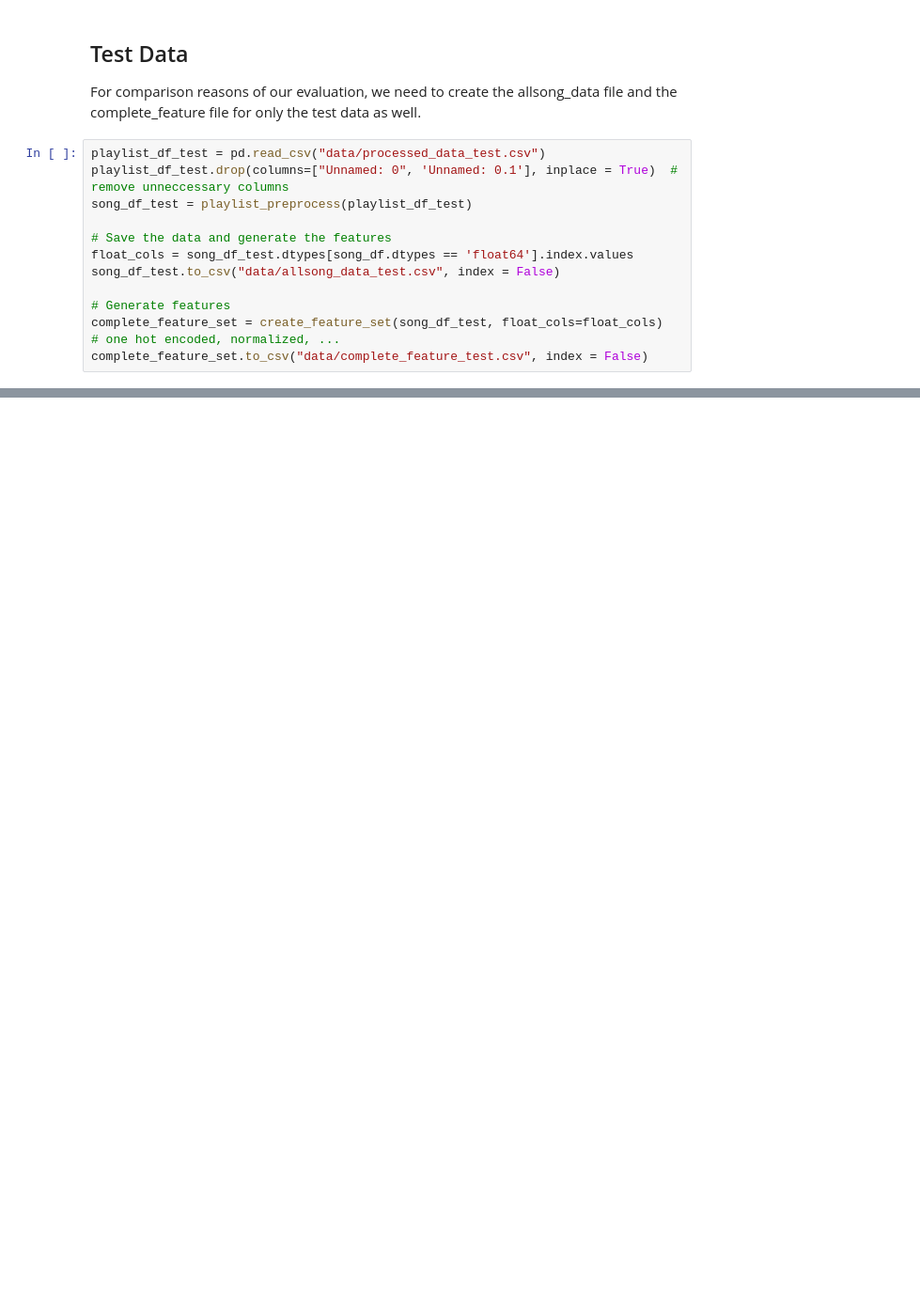
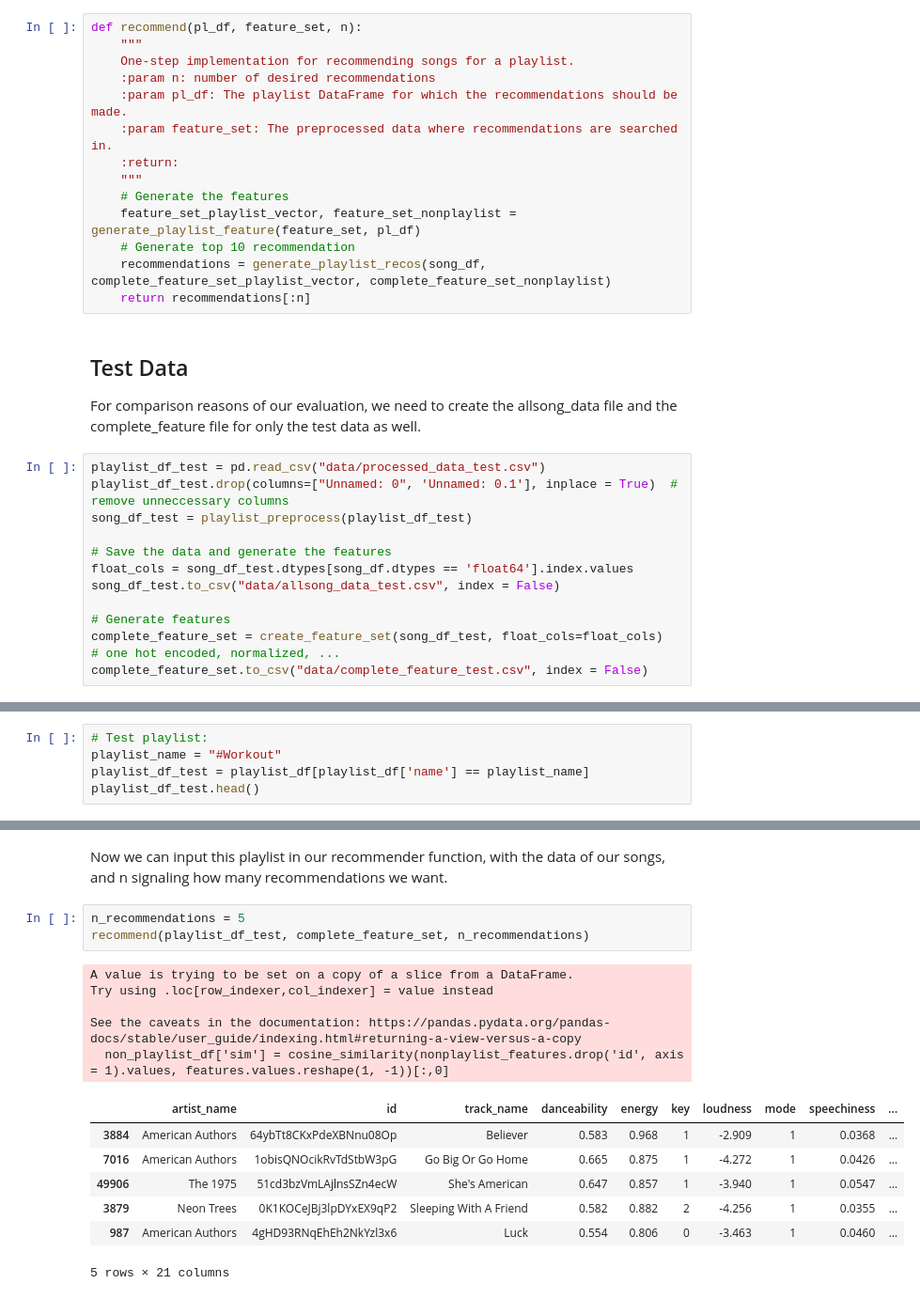
Before and after one commit to marja-w/mms-project-23, a Jupyter notebook: recommender_model/content_based_recsys.ipynb, the cells around one changed output, grey strips where cells are left out. Shown at 94% size. Saved outputs shown, nothing was run; the diff lists cells and outputs as text; blank space fills up the shorter version.

```diff
--- a/recommender_model/content_based_recsys.ipynb
+++ b/recommender_model/content_based_recsys.ipynb
@@ -589,3 +591,17 @@ playlistDF_test[["artist_name","track_name"]][:20]
+# %%
+def recommend(pl_df, feature_set, n):
+    """
+    One-step implementation for recommending songs for a playlist.
+    :param n: number of desired recommendations
+    :param pl_df: The playlist DataFrame for which the recommendations should be made.
+    :param feature_set: The preprocessed data where recommendations are searched in.
+    :return:
+    """
+    # Generate the features
+    feature_set_playlist_vector, feature_set_nonplaylist = generate_playlist_feature(feature_set, pl_df)
+    # Generate top 10 recommendation
+    recommendations = generate_playlist_recos(song_df, complete_feature_set_playlist_vector, complete_feature_set_nonplaylist)
+    return recommendations[:n]
 # %% [markdown]
 ## Test Data
 
@@ -604,0 +631,5 @@ complete_feature_set.to_csv("data/complete_feature_test.csv", index = False)
+# %%
+# Test playlist:
+playlist_name = "#Workout"
+playlist_df_test = playlist_df[playlist_df['name'] == playlist_name]
+playlist_df_test.head()
@@ -604,0 +644,18 @@ complete_feature_set.to_csv("data/complete_feature_test.csv", index = False)
+# %% [markdown]
+Now we can input this playlist in our recommender function, with the data of our songs, and n signaling how many recommendations we want.
+# %%
+n_recommendations = 5
+recommend(playlist_df_test, complete_feature_set, n_recommendations)
+# %% [output]
+A value is trying to be set on a copy of a slice from a DataFrame.
+Try using .loc[row_indexer,col_indexer] = value instead
+
+See the caveats in the documentation: https://pandas.pydata.org/pandas-docs/stable/user_guide/indexing.html#returning-a-view-versus-a-copy
+  non_playlist_df['sim'] = cosine_similarity(nonplaylist_features.drop('id', axis = 1).values, features.values.reshape(1, -1))[:,0]
+|  | artist_name | id | track_name | danceability | energy | key | loudness | mode | speechiness | ... |
+| 3884 | American Authors | 64ybTt8CKxPdeXBNnu08Op | Believer | 0.583 | 0.968 | 1 | -2.909 | 1 | 0.0368 | ... |
+| 7016 | American Authors | 1obisQNOcikRvTdStbW3pG | Go Big Or Go Home | 0.665 | 0.875 | 1 | -4.272 | 1 | 0.0426 | ... |
+| 49906 | The 1975 | 51cd3bzVmLAjlnsSZn4ecW | She's American | 0.647 | 0.857 | 1 | -3.940 | 1 | 0.0547 | ... |
+| 3879 | Neon Trees | 0K1KOCeJBj3lpDYxEX9qP2 | Sleeping With A Friend | 0.582 | 0.882 | 2 | -4.256 | 1 | 0.0355 | ... |
+| 987 | American Authors | 4gHD93RNqEhEh2NkYzl3x6 | Luck | 0.554 | 0.806 | 0 | -3.463 | 1 | 0.0460 | ... |
+5 rows × 21 columns
```
Also changed, not shown: parts of 5 cells of this notebook.
